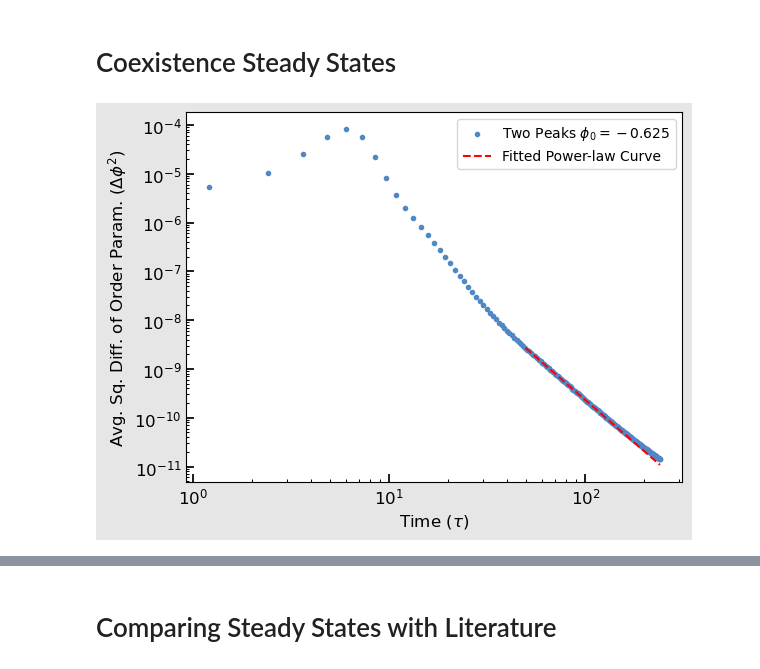
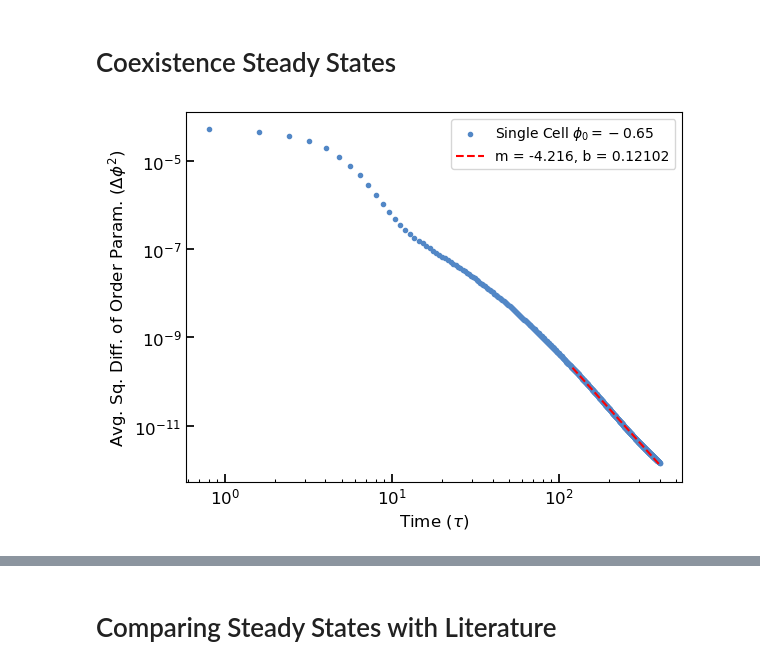
Before and after one commit to Twomac/pattern-formation-and-cellular-growth, a Jupyter notebook: Report Figures.ipynb, the cells around one changed output, grey strips where cells are left out. Drawn from its saved outputs; the diff is of its cells as text; code cells hidden in the pictures.

```diff
--- a/Report Figures.ipynb
+++ b/Report Figures.ipynb
@@ -58,33 +58,34 @@ plt.show()
 # %%
 from scipy.optimize import curve_fit
 # Power-law fitting function
 def power_law_fit(x, a, b):
     return a * np.power(x, b)
 
-snapshots625_two_peaks = np.loadtxt(r'Steady State Snapshots\Snapshots phi=-0.625 amp=0.05.txt')
-power_law_two_peaks = [snapshots625_two_peaks[0,41:],snapshots625_two_peaks[1,41:]]
+snapshots_single_cell = np.loadtxt(r'Steady State Snapshots\Snapshots phi=-0.65 amp=0.1.txt')
+power_law_single_cell = [snapshots_single_cell[0,150:],snapshots_single_cell[1,150:]]
 
-ax.scatter(snapshots625_two_peaks[0,1:], snapshots625_two_peaks[1,1:], marker='.', color='#5287C6', label=r'Two Peaks $\phi_0 = -0.625$')
+fig, ax = plt.subplots()
+ax.scatter(snapshots_single_cell[0,1:], snapshots_single_cell[1,1:], marker='.', color='#5287C6', label=r'Single Cell $\phi_0 = -0.65$')
 
 # Fit the power-law curve
-params, covariance = curve_fit(power_law_fit, power_law_two_peaks[0], power_law_two_peaks[1])
+params, covariance = curve_fit(power_law_fit, power_law_single_cell[0], power_law_single_cell[1])
 # Generate fitted values
-fitted_yvals = power_law_fit(power_law_two_peaks[0], *params)
+fitted_yvals = power_law_fit(power_law_single_cell[0], *params)
 
-ax.plot(power_law_two_peaks[0], fitted_yvals, 'r--', label='Fitted Power-law Curve')
+ax.plot(power_law_single_cell[0], fitted_yvals, 'r--', label=f'm = {params[1].round(3)}, b = {params[0].round(5)}')
 
 
 ax.set_xlabel(r'Time ($\tau$)', fontsize='large')
 ax.set_ylabel(r'Avg. Sq. Diff. of Order Param. ($\Delta\phi^2$)', fontsize='large')
 ax.set_xscale('log')
 ax.set_yscale('log')
 ax.tick_params(which='major', direction="in", width=1.25, length=6.0, labelsize='large')
 ax.tick_params(which='minor', direction="in", width=0.75, length=2.5, labelsize='medium')
 ax.legend()
-plt.savefig(f'Avg Sq Diff phi=-0.625 amp=0.1.jpg', dpi=1800)
+plt.savefig(f'Avg Sq Diff phi=-0.65 amp=0.1.jpg', dpi=1800)
 plt.show()
 # %% [output]
-[figure, old version]
+[figure, new version]
 # %%
 snapshots625_one_peak_tall_sides = np.loadtxt(r'Steady State Snapshots\Snapshots phi=-0.625 amp=0.1.txt')
 snapshots5_seven_peaks = np.loadtxt(r'Steady State Snapshots\Snapshots phi=-0.5 amp=0.1.txt')
```
Also changed, not shown: parts of 2 cells of this notebook, 8 other files.
